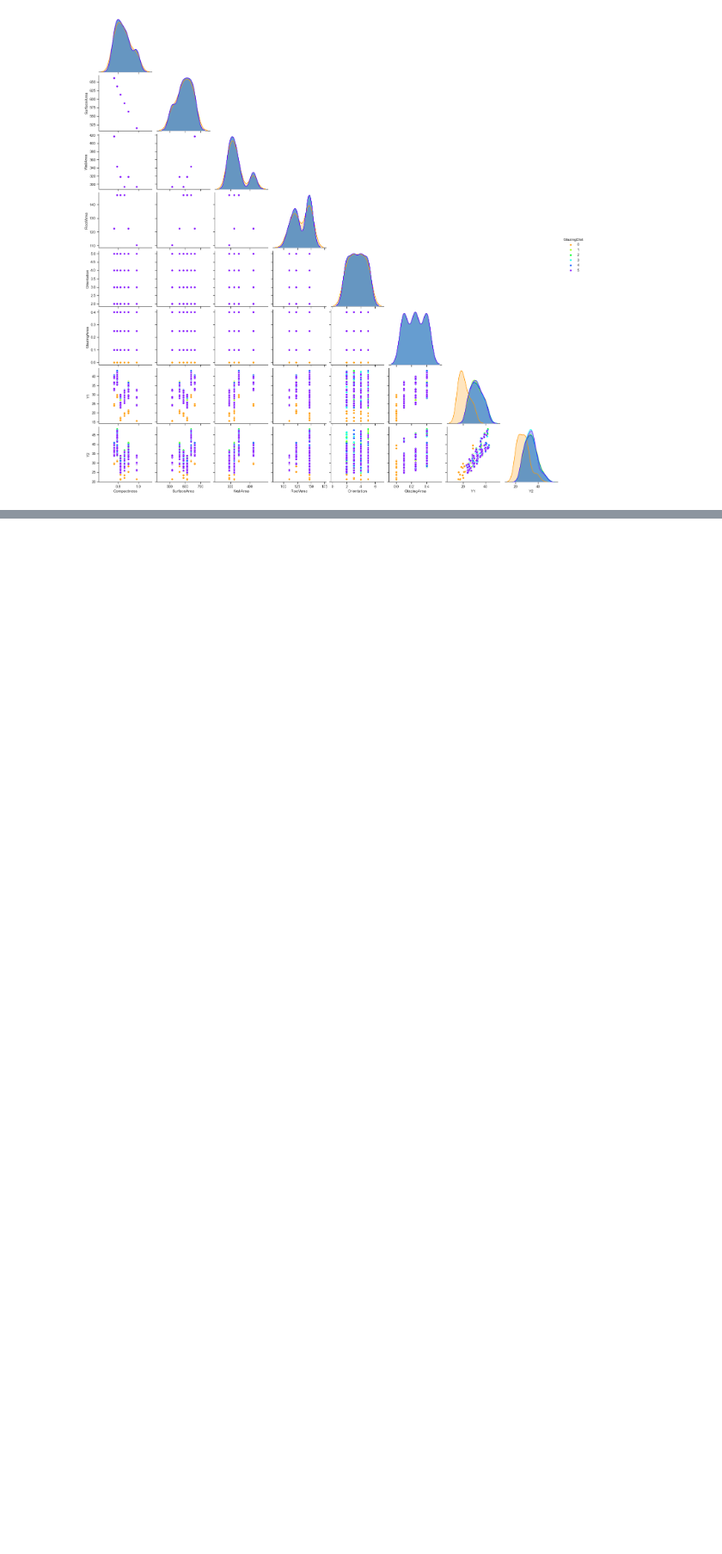
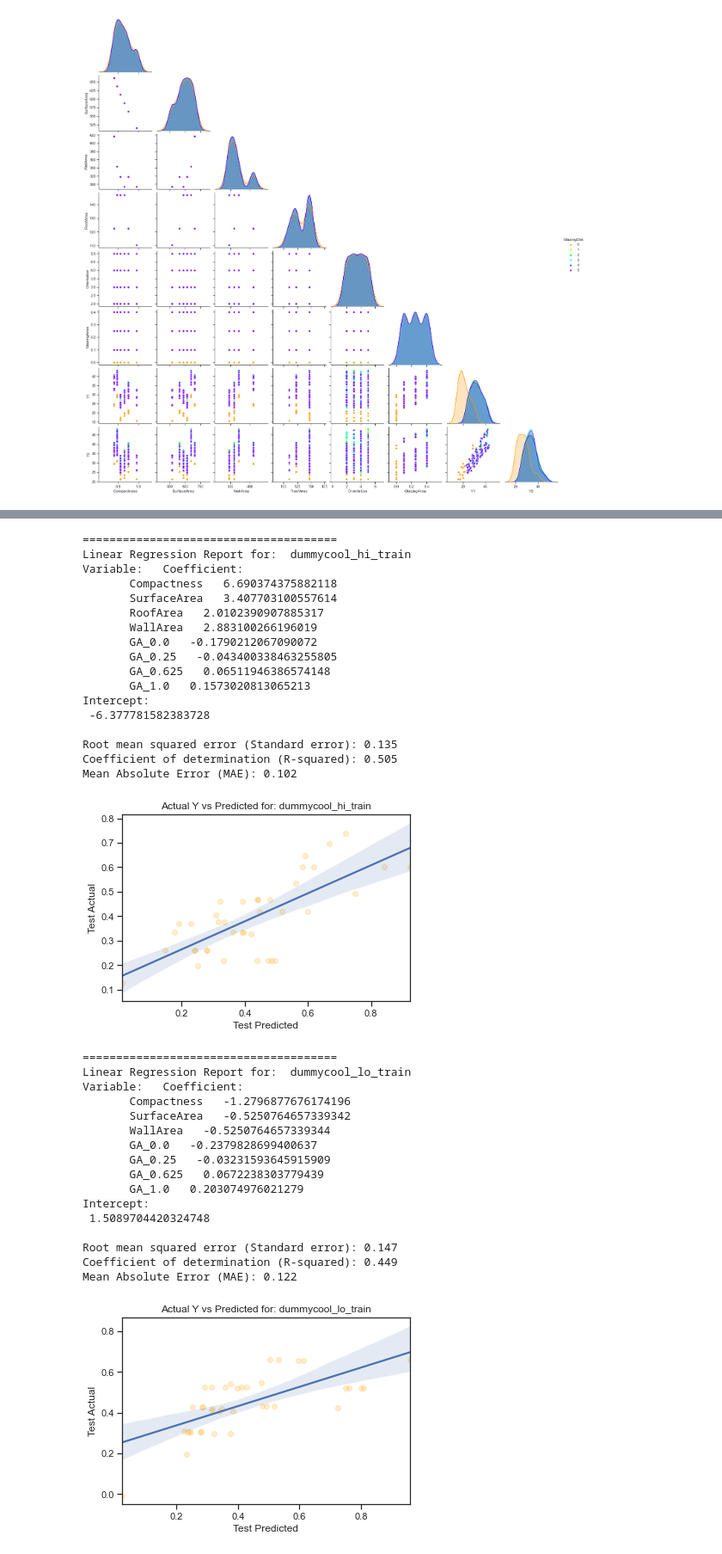
Before and after one commit to robertwesterman/HVAC_Capstone, a Jupyter notebook: Building HV&ACnorm .ipynb, the cells around one changed output, grey strips where cells are left out. Shown at 86% size. Drawn from its saved outputs; the diff is of its cells as text; code cells hidden in the pictures; blank space fills up the shorter version.

```diff
--- a/Building HV&ACnorm .ipynb
+++ b/Building HV&ACnorm .ipynb
@@ -669,0 +1052,63 @@ g = sns.pairplot(df_hi, hue="GlazingDist", palette="gist_rainbow", corner=True)
+# %%
+# Reload the original Cool test & train sets and select features
+normcool_lo_train = pd.read_csv('normcool_lo_train.csv').drop(['RoofArea','Orientation','GlazingDist'], 1)
+normcool_lo_test = pd.read_csv('normcool_lo_test.csv').drop(['RoofArea','Orientation','GlazingDist'], 1)
+normcool_hi_train = pd.read_csv('normcool_hi_train.csv').drop(['Orientation','GlazingDist'], 1)
+normcool_hi_test = pd.read_csv('normcool_hi_test.csv').drop(['Orientation','GlazingDist'], 1)
+# %%
+# Use Pandas dummy encoding to preserve dfs for functions
+dummycool_lo_train = pd.get_dummies(normcool_lo_train, prefix=['GA'], columns=['GlazingArea'])
+dummycool_lo_test = pd.get_dummies(normcool_lo_test, prefix=['GA'], columns=['GlazingArea'])
+dummycool_hi_train = pd.get_dummies(normcool_hi_train, prefix=['GA'], columns=['GlazingArea'])
+dummycool_hi_test = pd.get_dummies(normcool_hi_test, prefix=['GA'], columns=['GlazingArea'])
+# %%
+# Move CoolLoad to last column for regression reporting function
+locols = ['Compactness', 'SurfaceArea', 'WallArea', 'GA_0.0', 'GA_0.25', 'GA_0.625', 'GA_1.0', 'CoolLoad']
+dummycool_lo_train = dummycool_lo_train[locols]
+dummycool_lo_test = dummycool_lo_test[locols]
+hicols = ['Compactness', 'SurfaceArea', 'RoofArea', 'WallArea', 'GA_0.0', 'GA_0.25', 'GA_0.625', 'GA_1.0', 'CoolLoad']
+dummycool_hi_train = dummycool_hi_train[hicols]
+dummycool_hi_test = dummycool_hi_test[hicols]
+# %%
+# Regression using previously defined function
+list = [dummycool_hi_train, dummycool_hi_test,
+        dummycool_lo_train, dummycool_lo_test]
+
+for i in range(0, len(list), 2):
+    regressreport(list[i], list[i+1])
+# %% [output]
+======================================
+Linear Regression Report for:  dummycool_hi_train
+Variable:   Coefficient:
+       Compactness   6.690374375882118
+       SurfaceArea   3.407703100557614
+       RoofArea   2.0102390907885317
+       WallArea   2.883100266196019
+       GA_0.0   -0.1790212067090072
+       GA_0.25   -0.043400338463255805
+       GA_0.625   0.06511946386574148
+       GA_1.0   0.1573020813065213
+Intercept:
+ -6.377781582383728
+
+Root mean squared error (Standard error): 0.135
+Coefficient of determination (R-squared): 0.505
+Mean Absolute Error (MAE): 0.102
+[figure, added]
+======================================
+Linear Regression Report for:  dummycool_lo_train
+Variable:   Coefficient:
+       Compactness   -1.2796877676174196
+       SurfaceArea   -0.5250764657339342
+       WallArea   -0.5250764657339344
+       GA_0.0   -0.2379828699400637
+       GA_0.25   -0.03231593645915909
+       GA_0.625   0.0672238303779439
+       GA_1.0   0.203074976021279
+Intercept:
+ 1.5089704420324748
+
+Root mean squared error (Standard error): 0.147
+Coefficient of determination (R-squared): 0.449
+Mean Absolute Error (MAE): 0.122
+[figure, added]
```
Also changed, not shown: parts of 30 cells of this notebook, 16 other files.
